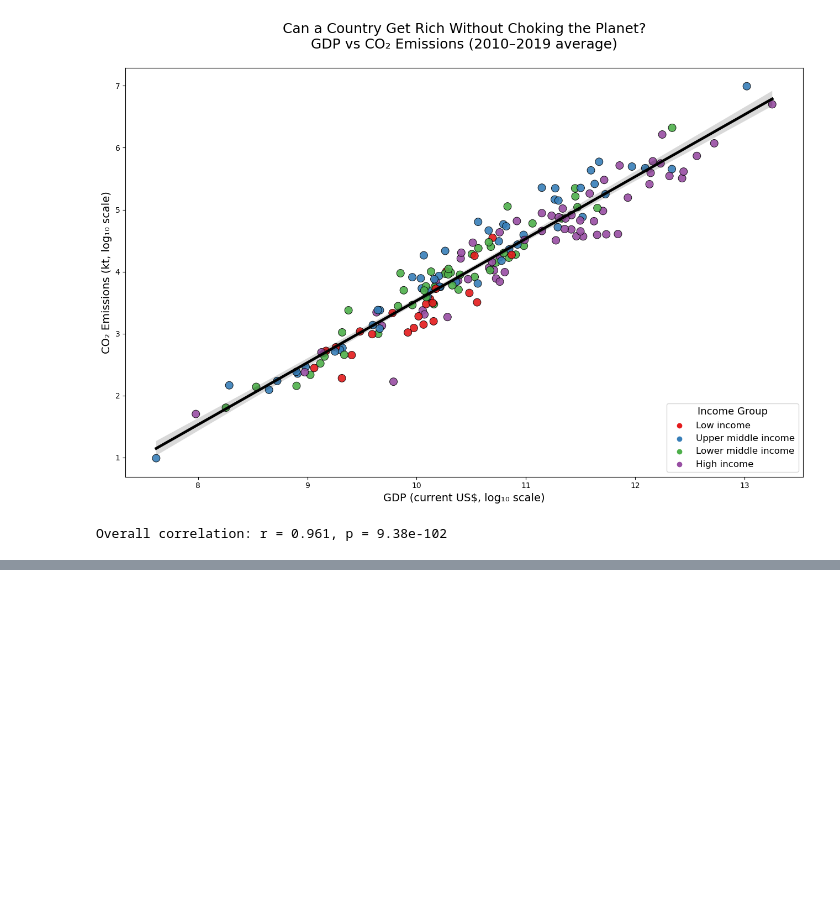
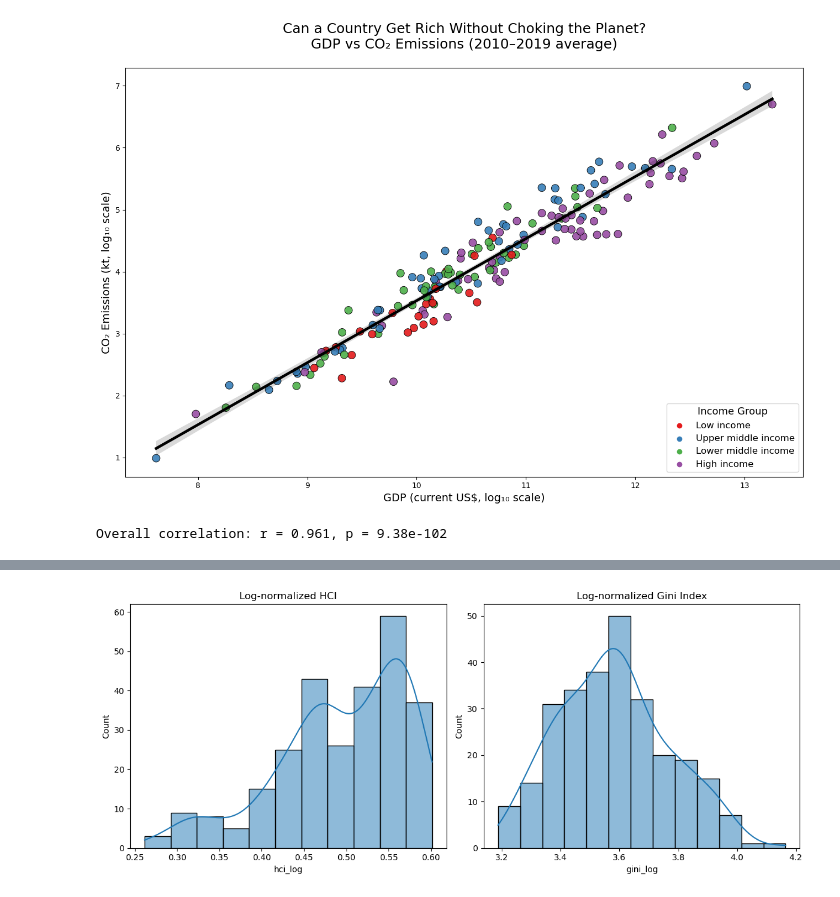
Before and after one commit to kellymegan/ASDA_2025_Group_2_Portfolio_, a Jupyter notebook: notebooks/week_06_group_2_notebook.ipynb, the cells around one changed output, grey strips where cells are left out. Drawn from its saved outputs; the diff is of its cells as text; code cells hidden in the pictures; blank space fills up the shorter version.

```diff
--- a/notebooks/week_06_group_2_notebook.ipynb
+++ b/notebooks/week_06_group_2_notebook.ipynb
@@ -530,0 +564,20 @@ Overall correlation: r = 0.961, p = 9.38e-102
+# %%
+# Normalize with log+1 because charts are skewed
+df_gini["hci_log"] = np.log(df_gini["human_capital_index"] + 1)
+df_gini["gini_log"] = np.log(df_gini["gini_index"] + 1)
+
+# Visualise
+plt.figure(figsize=(12,5))
+
+plt.subplot(1,2,1)
+sns.histplot(df_gini["hci_log"], kde=True)
+plt.title("Log-normalized HCI")
+
+plt.subplot(1,2,2)
+sns.histplot(df_gini["gini_log"], kde=True)
+plt.title("Log-normalized Gini Index")
+
+plt.tight_layout()
+plt.show()
+# %% [output]
+[figure, added]
```
Also changed, not shown: parts of 13 cells of this notebook, 4 other files.
